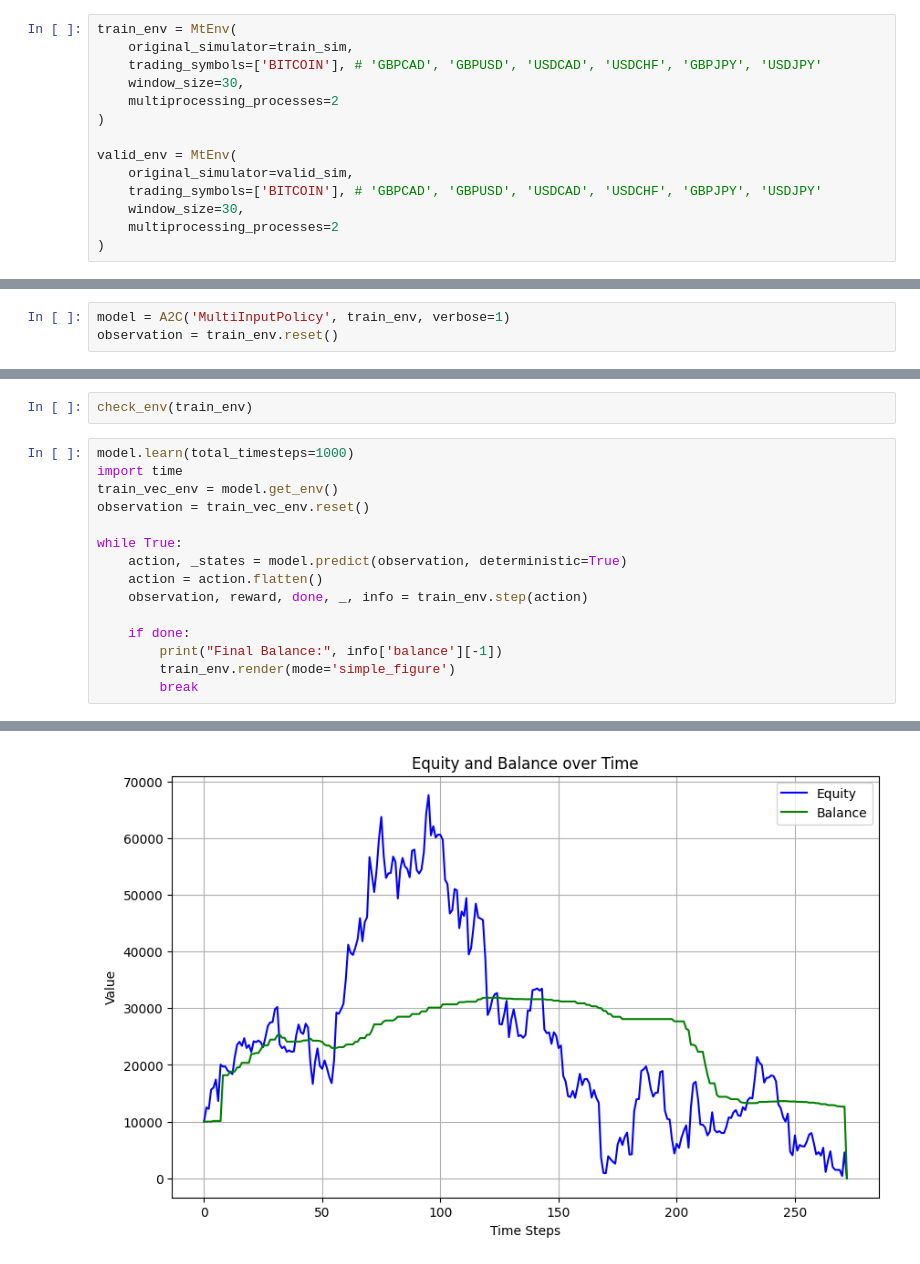
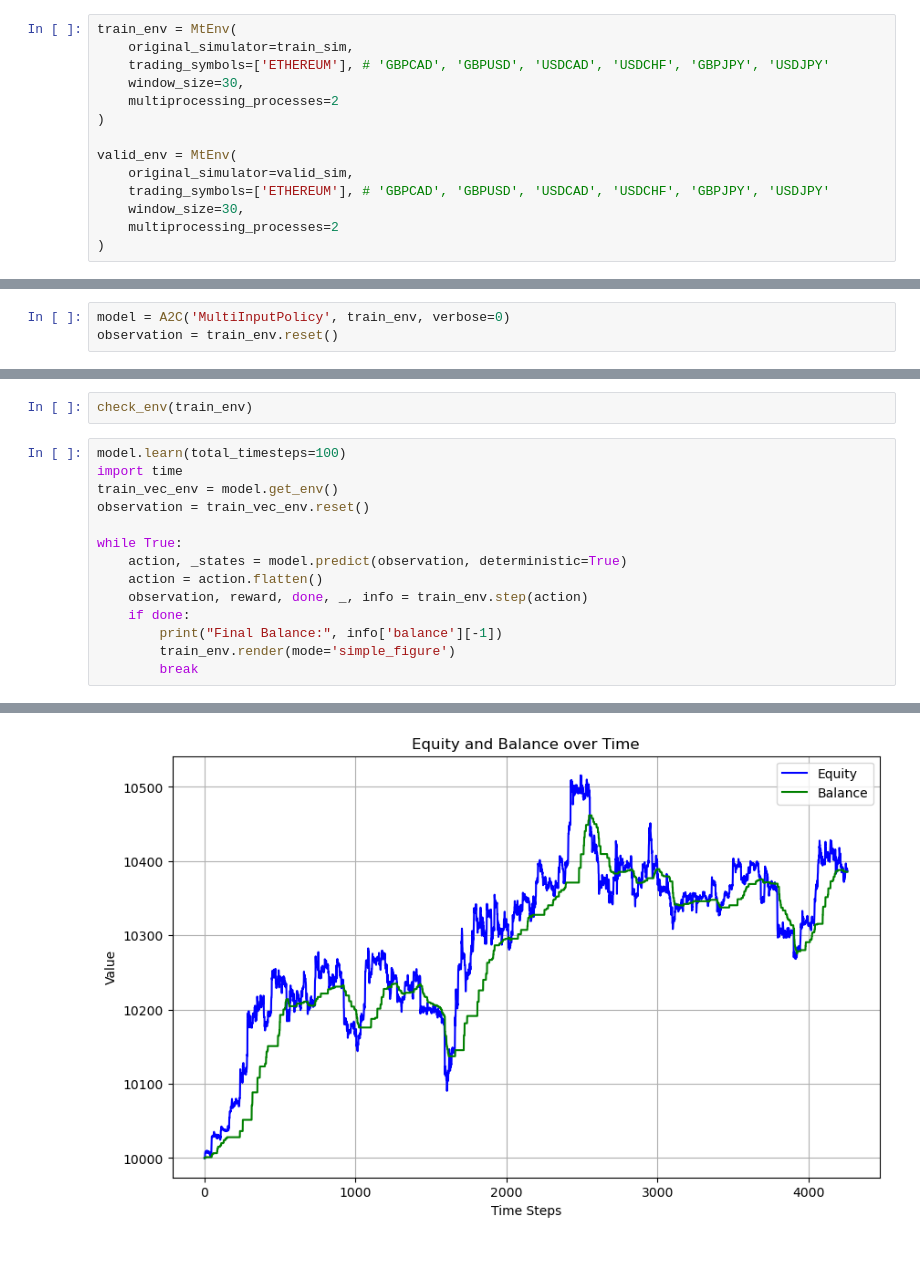
Before and after one commit to XO30/gymnasium-MT5, a Jupyter notebook: devel.ipynb, the cells around one changed output, grey strips where cells are left out. Drawn from its saved outputs; the diff is of its cells as text.

```diff
--- a/devel.ipynb
+++ b/devel.ipynb
@@ -48,14 +48,14 @@ valid_sim.download_data(
 # %%
 train_env = MtEnv(
     original_simulator=train_sim,
-    trading_symbols=['BITCOIN'], # 'GBPCAD', 'GBPUSD', 'USDCAD', 'USDCHF', 'GBPJPY', 'USDJPY'
+    trading_symbols=['ETHEREUM'], # 'GBPCAD', 'GBPUSD', 'USDCAD', 'USDCHF', 'GBPJPY', 'USDJPY'
     window_size=30,
     multiprocessing_processes=2
 )
 
 valid_env = MtEnv(
     original_simulator=valid_sim,
-    trading_symbols=['BITCOIN'], # 'GBPCAD', 'GBPUSD', 'USDCAD', 'USDCHF', 'GBPJPY', 'USDJPY'
+    trading_symbols=['ETHEREUM'], # 'GBPCAD', 'GBPUSD', 'USDCAD', 'USDCHF', 'GBPJPY', 'USDJPY'
     window_size=30,
     multiprocessing_processes=2
 )
@@ -118,3 +133,3 @@ Final Balance: 0.0
 # %%
-model = A2C('MultiInputPolicy', train_env, verbose=1)
+model = A2C('MultiInputPolicy', train_env, verbose=0)
 observation = train_env.reset()
@@ -128,7 +139,7 @@ from stable_baselines3.common.env_checker import check_env
 # %%
 check_env(train_env)
 # %%
-model.learn(total_timesteps=1000)
+model.learn(total_timesteps=100)
 import time
 train_vec_env = model.get_env()
 observation = train_vec_env.reset()
@@ -137,7 +148,6 @@ while True:
     action, _states = model.predict(observation, deterministic=True)
     action = action.flatten()
     observation, reward, done, _, info = train_env.step(action)
-
     if done:
         print("Final Balance:", info['balance'][-1])
         train_env.render(mode='simple_figure')
@@ -163,4 +157,4 @@ Final Balance: 0.0
-[figure, old version]
+[figure, new version]
 # %%
 valid_vec_env = A2C('MultiInputPolicy', valid_env, verbose=1).get_env()
 
```
Also changed, not shown: parts of 8 cells of this notebook, 3 other files.
